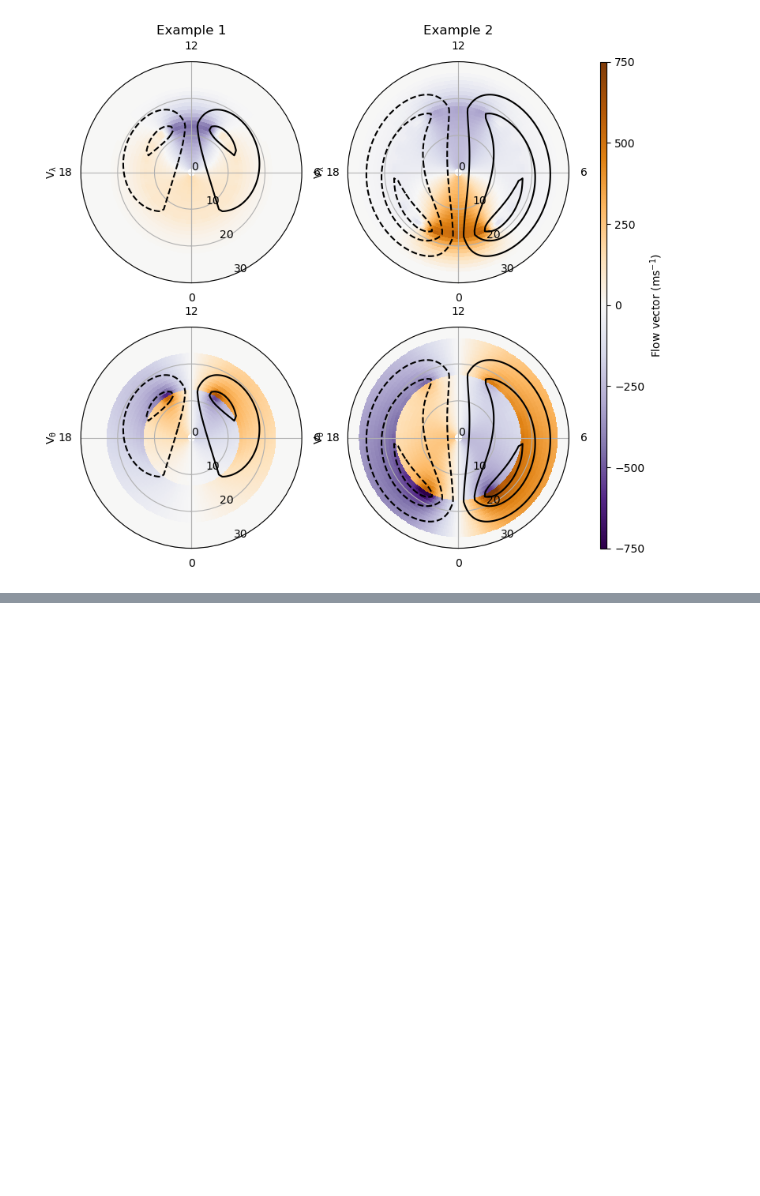
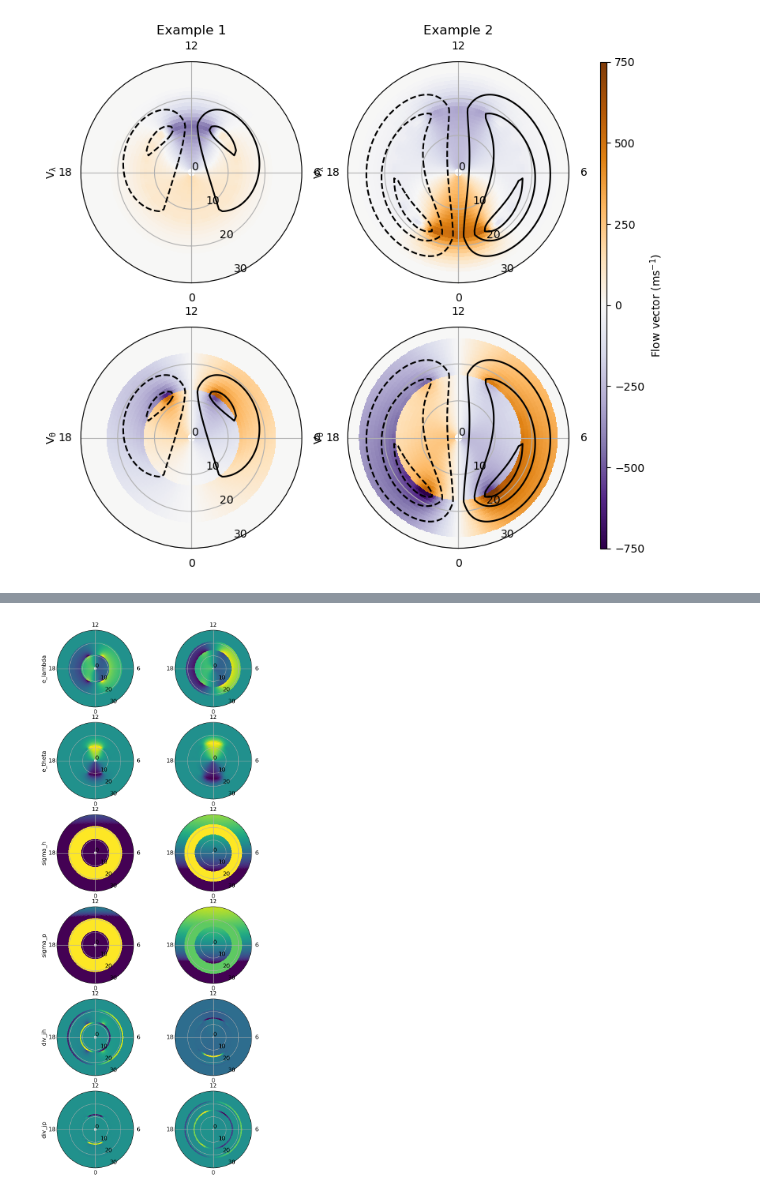
Before and after one commit to johncoxon/facer-model, a Jupyter notebook: notebooks/Milan (2013).ipynb, the cells around one changed output, grey strips where cells are left out. Drawn from its saved outputs; the diff is of its cells as text; code cells hidden in the pictures; blank space fills up the shorter version.

```diff
--- a/notebooks/Milan (2013).ipynb
+++ b/notebooks/Milan (2013).ipynb
@@ -96,3 +201,3 @@ cbar.set_label(r"Flow vector (ms$^{-1}$)")
 # %%
 import datetime as dt
-model = BetterModel(30, 30, 100, dt.datetime(2010,1,1), "north", f_pc=0.4)
+model = BetterModel(8.09364, 8.09364, 78.8214, dt.datetime(2010,1,1), "north", f_pc=0.3)
@@ -102,0 +204,6 @@ WARNING: IERSWarning: unable to download valid IERS file, using local IERS-B [as
+# %%
+div_jh, div_jp, fac = model.currents()
+# %%
+from scipy.io import readsav
+
+sav = readsav("/Users/John/Desktop/3_1_17.sav")
@@ -102,0 +230,18 @@ WARNING: IERSWarning: unable to download valid IERS file, using local IERS-B [as
+# %%
+from johncoxon.plot import configure_polar_plot
+
+fig, ax = plt.subplots(6, 2, figsize=(8, 20), subplot_kw={"polar": True})
+
+for row, variable in enumerate(["e_lambda", "e_theta", "sigma_h", "sigma_p", "div_jh", "div_jp"]):
+    ax[row, 1].pcolormesh(np.radians(np.arange(0, 360, 2)), np.arange(40),
+                          sav[variable].T, shading="nearest")
+    ax[row, 0].set_ylabel(variable, labelpad=20)
+
+model_variables = [model.e_labda, model.e_theta, model.sigma_h, model.sigma_p, div_jh, div_jp]
+for row, variable in enumerate(model_variables):
+    ax[row, 0].pcolormesh(model.theta, model.colat, variable, shading="nearest")
+
+for a in ax.flatten():
+    configure_polar_plot(a, 30)
+# %% [output]
+[figure, added]
```
Also changed, not shown: parts of 3 cells of this notebook, 1 other file.
